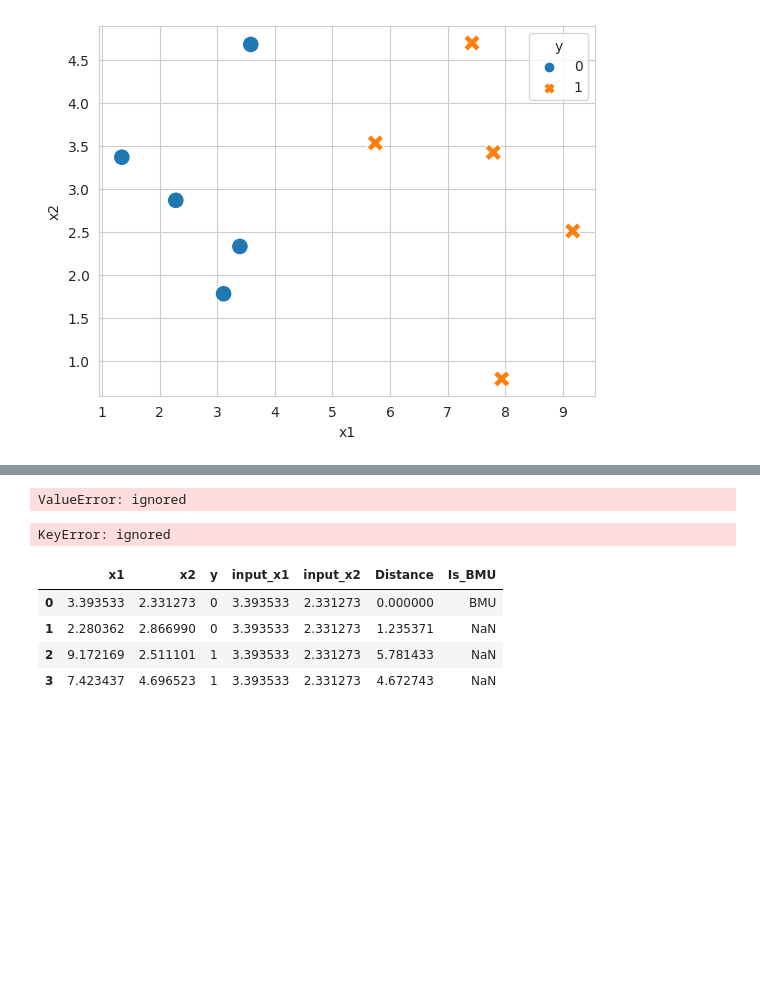
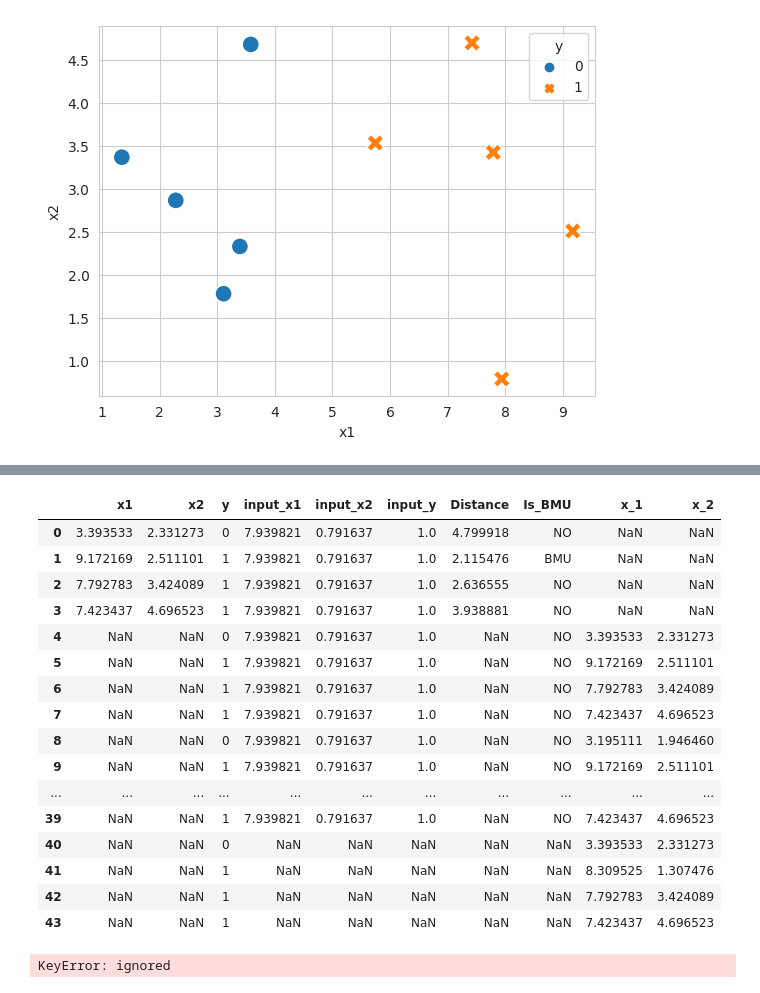
Before and after one commit to muscak/Master-Machine-Learning-Algorithms, a Jupyter notebook: Nonlinear-Algorithms/Learning-Vector-Quantization/Learning_Vector_Quantization.ipynb, the cells around one changed output, grey strips where cells are left out. Cells and saved outputs as stored; diff of their text form; code cells hidden in the pictures; blank space fills up the shorter version.

```diff
--- a/Nonlinear-Algorithms/Learning-Vector-Quantization/Learning_Vector_Quantization.ipynb
+++ b/Nonlinear-Algorithms/Learning-Vector-Quantization/Learning_Vector_Quantization.ipynb
@@ -46,0 +87,3 @@ df_codebook_vector
+# %%
+j = 3
+min = df_temp.loc[j-3:j, 'Distance'].min()
@@ -47,5 +95,5 @@ df_codebook_vector
 # %%
-from pandas.core.arrays.sparse.dtype import isna
+#from pandas.core.arrays.sparse.dtype import isna
 learning_rate = 0.7 # Setting the learning rate
 iter = 10 # Number of iterations
 
@@ -53,35 +101,51 @@ df_temp = df_codebook_vector.copy()
 for j in range(0, iter):
   df_temp['input_x1'] = df.loc[j, 'x1']
   df_temp['input_x2'] = df.loc[j, 'x2']
   df_temp['input_y'] = df.loc[j, 'y']
   df_temp['Distance'] = np.sqrt(np.square(df_temp['x1'] - df_temp['input_x1'])
   + np.square(df_temp['x2'] - df_temp['input_x2']))
   min = df_temp['Distance'].min()
   df_temp.loc[df_temp['Distance'] == min, 'Is_BMU'] = 'BMU'
   df_temp.loc[df_temp['Distance'] != min, 'Is_BMU'] = 'NO'
   x_1_t = []
   x_2_t = []
   y = []
   for i in range(0, len(df_codebook_vector)):
     y.append(df_temp.loc[i, 'y'])
     if (df_temp.loc[i, 'Is_BMU'] == 'BMU'):
       if(df_temp.loc[i, 'y'] == df_temp.loc[i, 'input_y']):
         x_1_t.append(df_temp.loc[i, 'x1'] + learning_rate*(df_temp.loc[i, 'input_x1'] - df_temp.loc[i, 'x1']))
         x_2_t.append(df_temp.loc[i, 'x2'] + learning_rate*(df_temp.loc[i, 'input_x2'] - df_temp.loc[i, 'x2']))
       else:
         x_1_t.append(df_temp.loc[i, 'x1'] - learning_rate*(df_temp.loc[i, 'input_x1'] - df_temp.loc[i, 'x1']))
         x_2_t.append(df_temp.loc[i, 'x2'] - learning_rate*(df_temp.loc[i, 'input_x2'] - df_temp.loc[i, 'x2']))
     else:
       x_1_t.append(df_temp.loc[i, 'x1'])
       x_2_t.append(df_temp.loc[i, 'x2'])
 
 
   df_new_codebook = pd.DataFrame(zip(x_1_t, x_2_t, y), columns=['x_1', 'x_2', 'y'])
-  df_temp = pd.concat([df_temp, df_new_codebook])
+  df_temp = pd.concat([df_temp, df_new_codebook], ignore_index=True)
 
 df_temp
 # %% [output]
-ValueError: ignored
+|  | x1 | x2 | y | input_x1 | input_x2 | input_y | Distance | Is_BMU | x_1 | x_2 |
+| 0 | 3.393533 | 2.331273 | 0 | 7.939821 | 0.791637 | 1.0 | 4.799918 | NO | NaN | NaN |
+| 1 | 9.172169 | 2.511101 | 1 | 7.939821 | 0.791637 | 1.0 | 2.115476 | BMU | NaN | NaN |
+| 2 | 7.792783 | 3.424089 | 1 | 7.939821 | 0.791637 | 1.0 | 2.636555 | NO | NaN | NaN |
+| 3 | 7.423437 | 4.696523 | 1 | 7.939821 | 0.791637 | 1.0 | 3.938881 | NO | NaN | NaN |
+| 4 | NaN | NaN | 0 | 7.939821 | 0.791637 | 1.0 | NaN | NO | 3.393533 | 2.331273 |
+| 5 | NaN | NaN | 1 | 7.939821 | 0.791637 | 1.0 | NaN | NO | 9.172169 | 2.511101 |
+| 6 | NaN | NaN | 1 | 7.939821 | 0.791637 | 1.0 | NaN | NO | 7.792783 | 3.424089 |
+| 7 | NaN | NaN | 1 | 7.939821 | 0.791637 | 1.0 | NaN | NO | 7.423437 | 4.696523 |
+| 8 | NaN | NaN | 0 | 7.939821 | 0.791637 | 1.0 | NaN | NO | 3.195111 | 1.946460 |
+| 9 | NaN | NaN | 1 | 7.939821 | 0.791637 | 1.0 | NaN | NO | 9.172169 | 2.511101 |
+| ... | ... | ... | ... | ... | ... | ... | ... | ... | ... | ... |
+| 39 | NaN | NaN | 1 | 7.939821 | 0.791637 | 1.0 | NaN | NO | 7.423437 | 4.696523 |
+| 40 | NaN | NaN | 0 | NaN | NaN | NaN | NaN | NaN | 3.393533 | 2.331273 |
+| 41 | NaN | NaN | 1 | NaN | NaN | NaN | NaN | NaN | 8.309525 | 1.307476 |
+| 42 | NaN | NaN | 1 | NaN | NaN | NaN | NaN | NaN | 7.792783 | 3.424089 |
+| 43 | NaN | NaN | 1 | NaN | NaN | NaN | NaN | NaN | 7.423437 | 4.696523 |
 # %%
 learning_rate = 0.7 # Setting the learning rate
 iter = 10 # Number of iterations
@@ -99,11 +163,3 @@ for j in range(0, 1):
   # BMU???????????
 # %% [output]
 KeyError: ignored
-# %%
-df_temp
-# %% [output]
-|  | x1 | x2 | y | input_x1 | input_x2 | Distance | Is_BMU |
-| 0 | 3.393533 | 2.331273 | 0 | 3.393533 | 2.331273 | 0.000000 | BMU |
-| 1 | 2.280362 | 2.866990 | 0 | 3.393533 | 2.331273 | 1.235371 | NaN |
-| 2 | 9.172169 | 2.511101 | 1 | 3.393533 | 2.331273 | 5.781433 | NaN |
-| 3 | 7.423437 | 4.696523 | 1 | 3.393533 | 2.331273 | 4.672743 | NaN |
```
Also changed, not shown: parts of 3 cells of this notebook.
